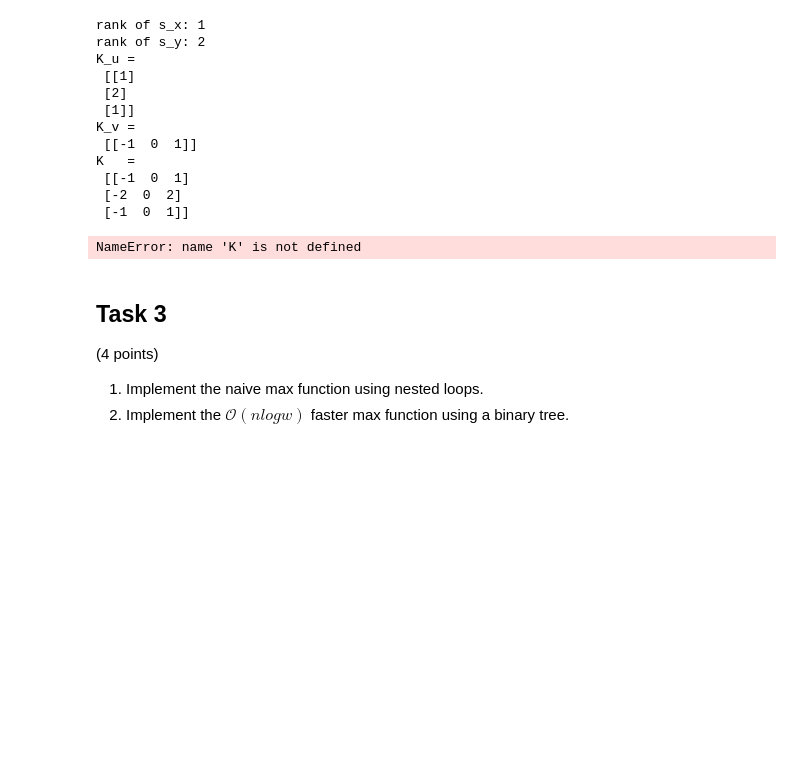
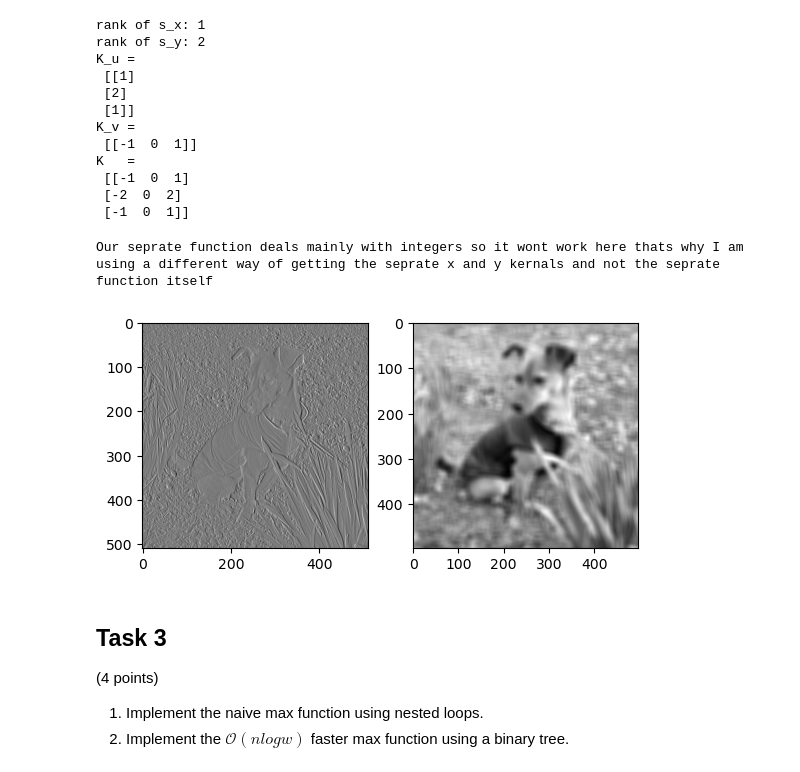
Before and after one commit to Almoatasembellahhggag/3dcv, a Jupyter notebook: 2.0-tl-image-filter.ipynb, the cells around one changed output. Saved outputs shown, nothing was run; the diff lists cells and outputs as text; code cells hidden in the pictures; blank space fills up the shorter version.

```diff
--- a/2.0-tl-image-filter.ipynb
+++ b/2.0-tl-image-filter.ipynb
@@ -222,6 +211,0 @@ plt.show()
-# %%
-a = np.array([[1,1,1],[2,2,2],[3,3,3],[4,4,4]])
-
-b = np.array([[1,0],[1,0]])
-
-convolve(a,b)
@@ -352,28 +315,52 @@ K   =
 # %%
 # 6 Bonus
 def gaussian_kernel(kernel_size, sigma):
+
+
+
+    x, y = np.meshgrid(np.linspace(-2, 2, kernel_size),
+                       np.linspace(-2, 2, kernel_size))
+    dst = np.sqrt(x**2+y**2)
+
+    # lower normal part of gaussian
+    #normal = 1/(2 * np.pi * sigma**2)
+
+    # Calculating Gaussian filter
+    h = np.exp(-(dst**2 / (2.0 * sigma**2)))
     '''
     Return a 2D gaussian kernel.
 
     kernel_size -- size of the kernel
     sigma       -- sigma of the gaussian blur
     '''
 
+
     return h
 
-#K = gaussian_kernel(15, 15)
+K = gaussian_kernel(15, 15)
 
-K_u, K_v = separate(K)
+# Our seprate function deals mainly with integers so it won't work here that's why I am using
+# a different way of getting the seprate x and y kernals and not the seprate function itself.
+
+E_index = K.nonzero()[0][0], K.nonzero()[1][0]
+K_u = K[:,E_index[1]].reshape(-1,1)
+r = K[E_index[0],:].reshape(1,-1)
+K_v = r/K[E_index]
 
 # TODO: Run both methods and compare their runtime
 
+conv_x_naive = convolve(image, S_x)
+conv_x_improved = convolve_fast(image, K_u, K_v)
+
 # Plot the results
+print('Our seprate function deals mainly with integers so it wont work here thats why I am using a different way of getting the seprate x and y kernals and not the seprate function itself')
 _, axis = plt.subplots(1, 2)
 axis[0].imshow(conv_x_naive, cmap='gray')
 axis[1].imshow(conv_x_improved,cmap='gray')
 plt.show()
 # %% [output]
-NameError: name 'K' is not defined
+Our seprate function deals mainly with integers so it wont work here thats why I am using a different way of getting the seprate x and y kernals and not the seprate function itself
+[figure, added]
 # %% [markdown]
 ## Task 3
 (4 points)
```
Also changed, not shown: parts of 9 cells of this notebook, 1 other file.
